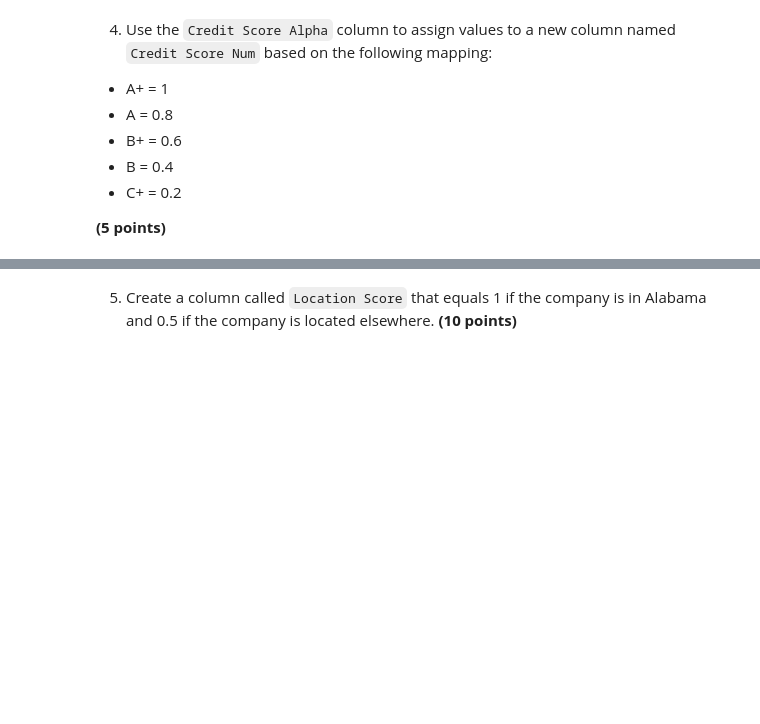
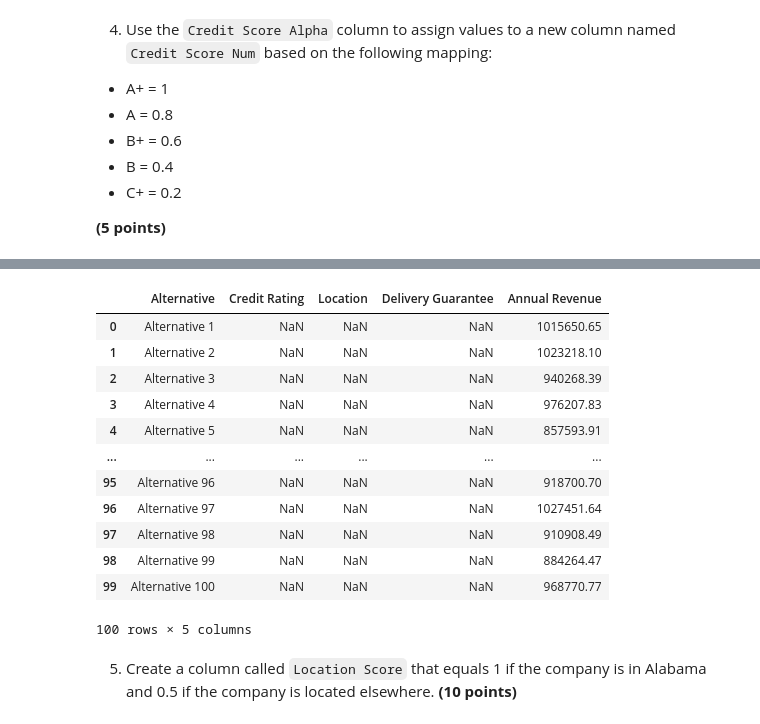
Before and after one commit to nicholas-hartley/OM527_Solo, a Jupyter notebook: OM527_Materials/Assignments/Assignment 4 - Supplier Selection/Assignment 4 - Supplier Selection.ipynb, the cells around one changed output, grey strips where cells are left out. Saved outputs shown, nothing was run; the diff lists cells and outputs as text; code cells hidden in the pictures; blank space fills up the shorter version.

```diff
--- a/OM527_Materials/Assignments/Assignment 4 - Supplier Selection/Assignment 4 - Supplier Selection.ipynb
+++ b/OM527_Materials/Assignments/Assignment 4 - Supplier Selection/Assignment 4 - Supplier Selection.ipynb
@@ -104,17 +64,3 @@ Name: Location Sales Volume Actual, Length: 67, dtype: int64
 - C+ = 0.2
 
 **(5 points)**
-# %%
-my_dict = {
-    'A+' : 1,
-    'A' : 0.8,
-    'B+' : 0.6,
-    'B' : 0.4,
-    'C+' : 0.2,
-}
-
-#df4 = wb
-
-wb['Credit Score Num'] = wb['Credit Score Alpha'].map(my_dict)
-
-print(wb[['Credit Score Num','Credit Score Alpha']]) # Won't let me pass it as a tuple cause it's deprecated octothorpe trash
@@ -136,3 +67,61 @@ print(wb[['Credit Score Num','Credit Score Alpha']]) # Won't let me pass it as a
+# %%
+Credit_Dict = {
+    'A+' : 1,
+    'A' : 0.98,
+    'A-' : 0.95,
+    'B+' : 0.9,
+    'B' : 0.8,
+    'B-' : 0.7,
+    'C+' : 0.6,
+    'C' : 0.5,
+    'C-' : 0.0,
+}
+
+Locat_dict = {
+    'Alabama' : 1,
+    'Tennessee' : 0.4,
+    'Georgia' : 0.4,
+    'Mississippi' : 0.4,
+
+
+}
+Delivery_Dict = {
+    '+/- 6 Hours' : 1,
+    '+/- 24 Hours' : 0.4,
+    'NA' : 0.4,
+}
+
+weights = {
+    'Credit Rating' : 0.125,
+    'Location' : 0.25,
+    'Delivery Guarantee' : 0.375,
+    'Annual Revenue criteria' : 0.125,
+
+}
+
+#df4 = wb
+
+wb['Credit Rating'] = wb['Credit Rating'].map(Credit_Dict)
+wb['Location'] = wb['Location'].map(Locat_dict)
+wb['Delivery Guarantee'] = wb['Delivery Guarantee'].map(Delivery_Dict)
+
+wb.to_clipboard()
+
+wb
+# %% [output]
+|  | Alternative | Credit Rating | Location | Delivery Guarantee | Annual Revenue |
+| 0 | Alternative 1 | NaN | NaN | NaN | 1015650.65 |
+| 1 | Alternative 2 | NaN | NaN | NaN | 1023218.10 |
+| 2 | Alternative 3 | NaN | NaN | NaN | 940268.39 |
+| 3 | Alternative 4 | NaN | NaN | NaN | 976207.83 |
+| 4 | Alternative 5 | NaN | NaN | NaN | 857593.91 |
+| ... | ... | ... | ... | ... | ... |
+| 95 | Alternative 96 | NaN | NaN | NaN | 918700.70 |
+| 96 | Alternative 97 | NaN | NaN | NaN | 1027451.64 |
+| 97 | Alternative 98 | NaN | NaN | NaN | 910908.49 |
+| 98 | Alternative 99 | NaN | NaN | NaN | 884264.47 |
+| 99 | Alternative 100 | NaN | NaN | NaN | 968770.77 |
+100 rows × 5 columns
 # %% [markdown]
 5) Create a column called `Location Score` that equals 1 if the company is in Alabama and 0.5 if the company is located elsewhere. **(10 points)**
 # %%
```
Also changed, not shown: parts of 6 cells of this notebook, 6 other files.
